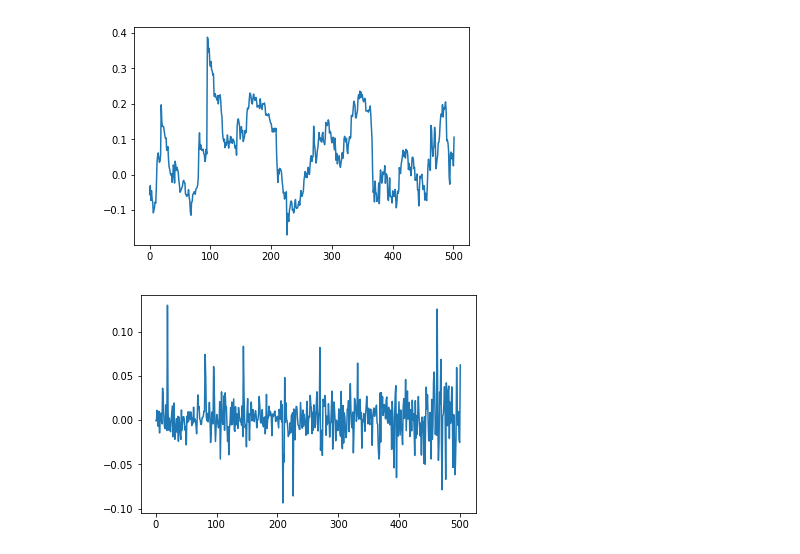
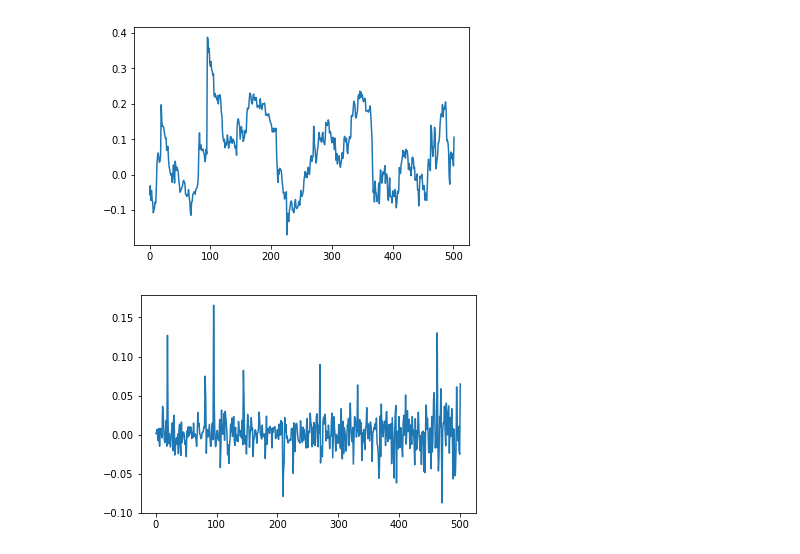
Before and after one commit to wywongbd/pairstrade-fyp-2019, a Jupyter notebook: jupyter-py/7a-Kalman-Filter-cointegration.ipynb, the cells around one changed output. Drawn from its saved outputs; the diff is of its cells as text; code cells hidden in the pictures.

```diff
--- a/jupyter-py/7a-Kalman-Filter-cointegration.ipynb
+++ b/jupyter-py/7a-Kalman-Filter-cointegration.ipynb
@@ -89,10 +99,10 @@ def generate_pair_df(df1, df2, train_period=120, history_period=252):
 
     df_combined = pd.DataFrame()
 
-    df_combined["close1"] = df1_test["close"]
-    df_combined["logClose1"] = np.log(df1_test["close"])
-    df_combined["close2"] = df2_test["close"]
-    df_combined["logClose2"] = np.log(df2_test["close"])
+    df_combined["close1"] = df1_test["close"].values
+    df_combined["logClose1"] = np.log(df1_test["close"]).values
+    df_combined["close2"] = df2_test["close"].values
+    df_combined["logClose2"] = np.log(df2_test["close"]).values
 
     ##################################################################################################
     # compute alpha and beta using rolling OLS
@@ -105,8 +115,9 @@ def generate_pair_df(df1, df2, train_period=120, history_period=252):
         a, b = compute_alpha_beta(df1_window, df2_window)
         alpha_t.append(a)
         beta_t.append(b)
-    df_combined["rolling_ols_alpha"] = pd.Series(alpha_t)
-    df_combined["rolling_ols_beta"] = pd.Series(beta_t)
+    df_combined["rolling_ols_alpha"] = pd.Series(alpha_t).values
+    df_combined["rolling_ols_beta"] = pd.Series(beta_t).values
+    df_combined["rolling_ols_spread"] = df_combined["logClose1"] - df_combined["logClose2"] * df_combined["rolling_ols_alpha"] - df_combined["rolling_ols_beta"]
 
     ##################################################################################################
     # compute alpha and beta using rolling kalman filter
@@ -133,7 +144,7 @@ def generate_pair_df(df1, df2, train_period=120, history_period=252):
                       n_dim_obs=1)
 
     # 1. EM training on history to estimate sigmas
-    kf.em(X=stk1_array, n_iter=50)
+    kf.em(X=stk1_array, n_iter=10)
 
     # 2. predict new hidden states (one by one) in testing period
     n_timesteps = len(df1)
@@ -155,7 +166,8 @@ def generate_pair_df(df1, df2, train_period=120, history_period=252):
             )
         )
 
-    df_combined["kalman_alpha"] = pd.Series(filtered_state_means[-testing_period: , 1])
-    df_combined["kalman_beta"] = pd.Series(filtered_state_means[-testing_period: , 0])
+    df_combined["kalman_alpha"] = pd.Series(filtered_state_means[-testing_period: , 1]).values
+    df_combined["kalman_beta"] = pd.Series(filtered_state_means[-testing_period: , 0]).values
+    df_combined["kalman_spread"] = df_combined["logClose1"] - df_combined["logClose2"] * df_combined["kalman_alpha"] - df_combined["kalman_beta"]
 
     return df_combined
@@ -163,8 +245,8 @@ def generate_pair_df(df1, df2, train_period=120, history_period=252):
 # read data
 # DATA-OOMA
 # AER-XRX
-stk1 = pd.read_csv("../ib-data/nyse-daily-tech/DATA.csv")
-stk2 = pd.read_csv("../ib-data/nyse-daily-tech/OOMA.csv")
+stk1 = pd.read_csv("../ib-data/nyse-daily-tech/AER.csv")
+stk2 = pd.read_csv("../ib-data/nyse-daily-tech/XRX.csv")
 N = min(len(stk1), len(stk2))
 
 stk1 = stk1[-N:].reset_index(drop=True)
@@ -203,7 +296,7 @@ plt.show()
 # %% [output]
 [figure]
 # %%
-plt.plot(rolling_df["logClose1"] - rolling_df["logClose2"] * rolling_df["kalman_alpha"] - rolling_df["kalman_beta"])
+plt.plot(rolling_df["kalman_spread"])
 plt.show()
 # %% [output]
-[figure, old version]
+[figure, new version]
```
Also changed, not shown: parts of 18 cells of this notebook.
